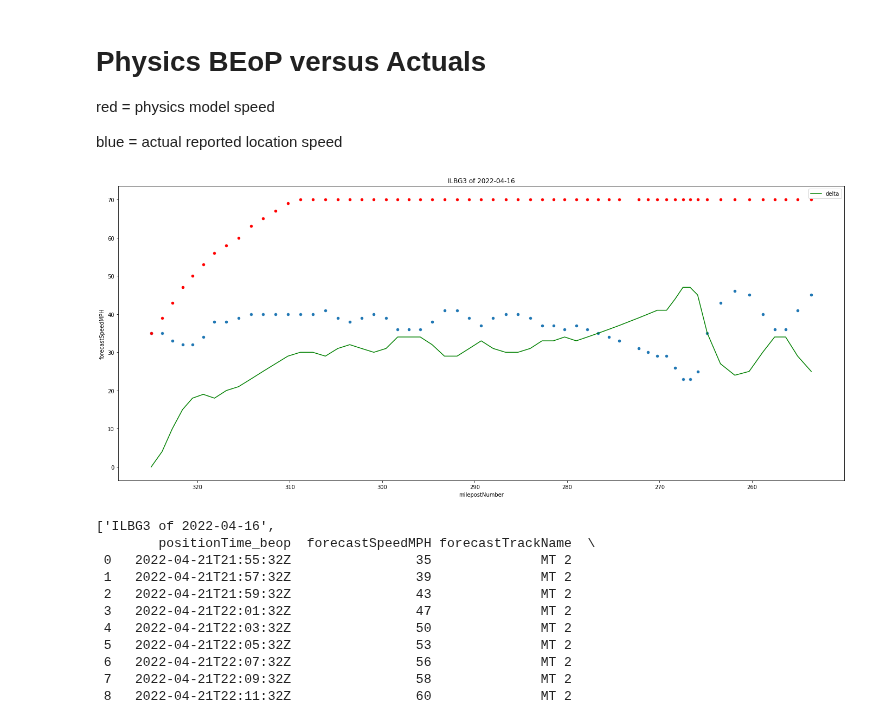
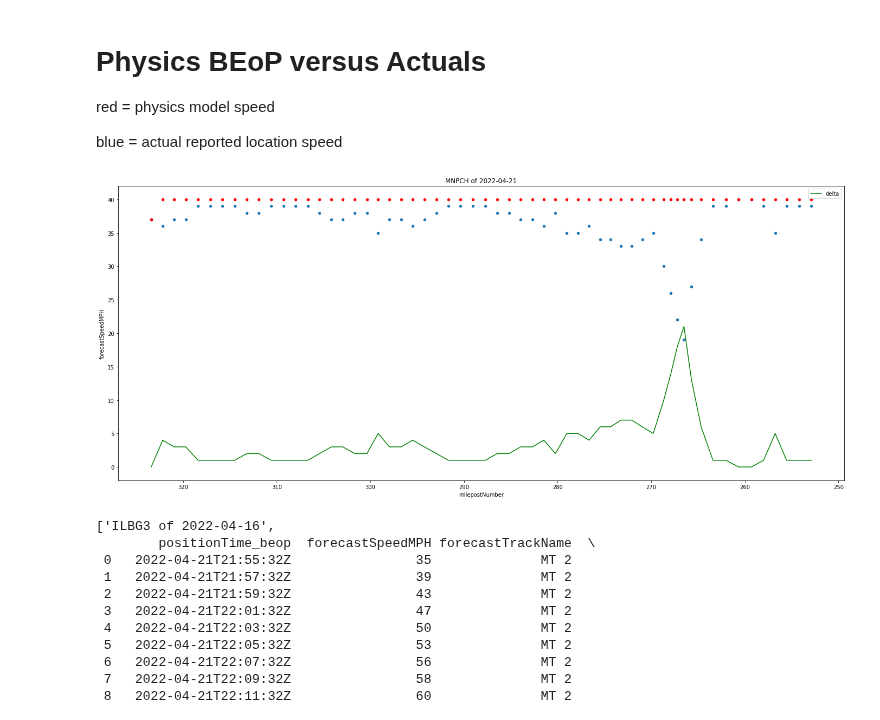
Before and after one commit to swicklund/hackathon, a Jupyter notebook: PhysicsBEoPBaseline.ipynb, the cells around one changed output. Saved outputs shown, nothing was run; the diff lists cells and outputs as text; code cells hidden in the pictures.

```diff
--- a/PhysicsBEoPBaseline.ipynb
+++ b/PhysicsBEoPBaseline.ipynb
@@ -169,9 +169,9 @@ red = physics model speed
 
 blue = actual reported location speed
 # %%
-plotTrain(trains[1])
+plotTrain(trains[13])
 # %% [output]
-[figure, old version]
+[figure, new version]
 # %%
 trains[:][1]
 # %% [output]
```
